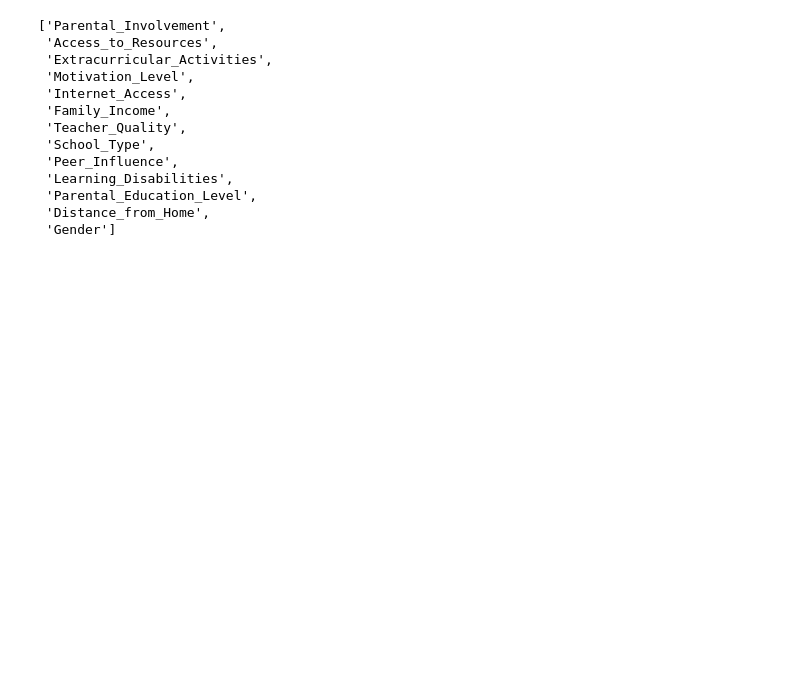
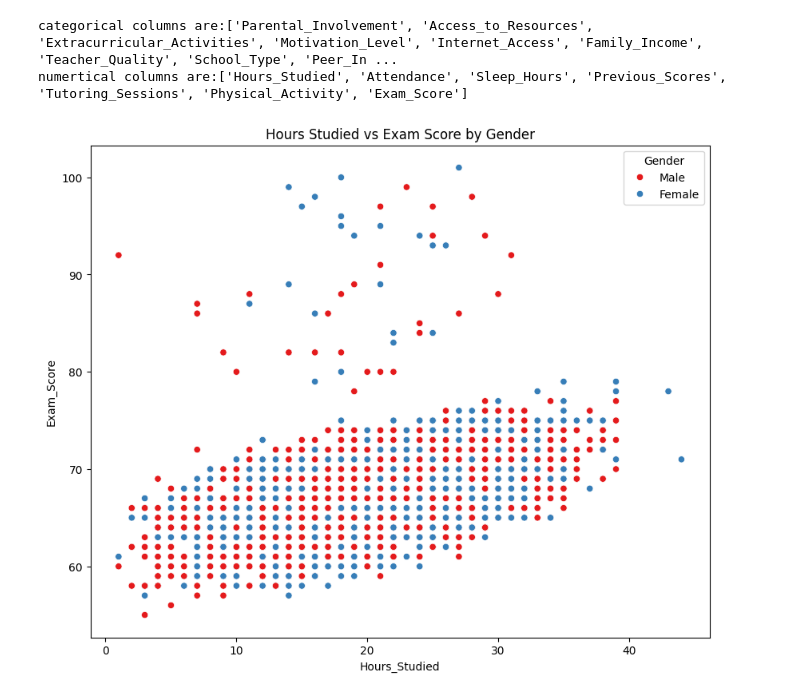
Before and after one commit to YgZINTJ/STAT3011_project, a Jupyter notebook: dataVisualisation_Project.ipynb, the cells around one changed output. Cells and saved outputs as stored; diff of their text form; code cells hidden in the pictures; blank space fills up the shorter version.

```diff
--- a/dataVisualisation_Project.ipynb
+++ b/dataVisualisation_Project.ipynb
@@ -11,19 +11,17 @@ import numpy as np
 data_url = 'https://raw.githubusercontent.com/YgZINTJ/STAT3011_project/refs/heads/main/StudentPerformanceFactors.csv'
 df = pd.read_csv(data_url)
 # %%
-categorical_columns = [col for col in df.columns if df[col].dtype=='object']
-categorical_columns
+categorical_columns=[col for col in df.columns if df[col].dtype=='object']
+numerical_columns = [col for col in df.columns if df[col].dtype=='float64' or df[col].dtype=='int64']
+print(f'categorical columns are:{categorical_columns}')
+print(f'numertical columns are:{numerical_columns}')
 # %% [output]
-['Parental_Involvement',
- 'Access_to_Resources',
- 'Extracurricular_Activities',
- 'Motivation_Level',
- 'Internet_Access',
- 'Family_Income',
- 'Teacher_Quality',
- 'School_Type',
- 'Peer_Influence',
- 'Learning_Disabilities',
- 'Parental_Education_Level',
- 'Distance_from_Home',
- 'Gender']
+categorical columns are:['Parental_Involvement', 'Access_to_Resources', 'Extracurricular_Activities', 'Motivation_Level', 'Internet_Access', 'Family_Income', 'Teacher_Quality', 'School_Type', 'Peer_In ...
+numertical columns are:['Hours_Studied', 'Attendance', 'Sleep_Hours', 'Previous_Scores', 'Tutoring_Sessions', 'Physical_Activity', 'Exam_Score']
+# %%
+plt.figure(figsize=(10, 8))
+sns.scatterplot(x='Hours_Studied', y='Exam_Score', hue='Gender', data=df, palette='Set1')
+plt.title('Hours Studied vs Exam Score by Gender')
+plt.show()
+# %% [output]
+[figure, added]
```
Also changed, not shown: parts of 3 cells of this notebook.
